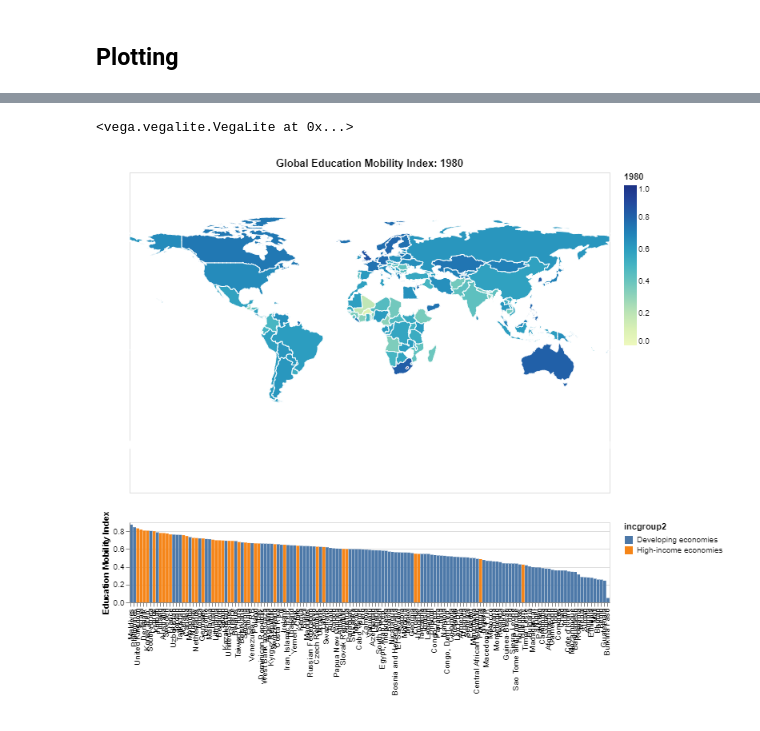
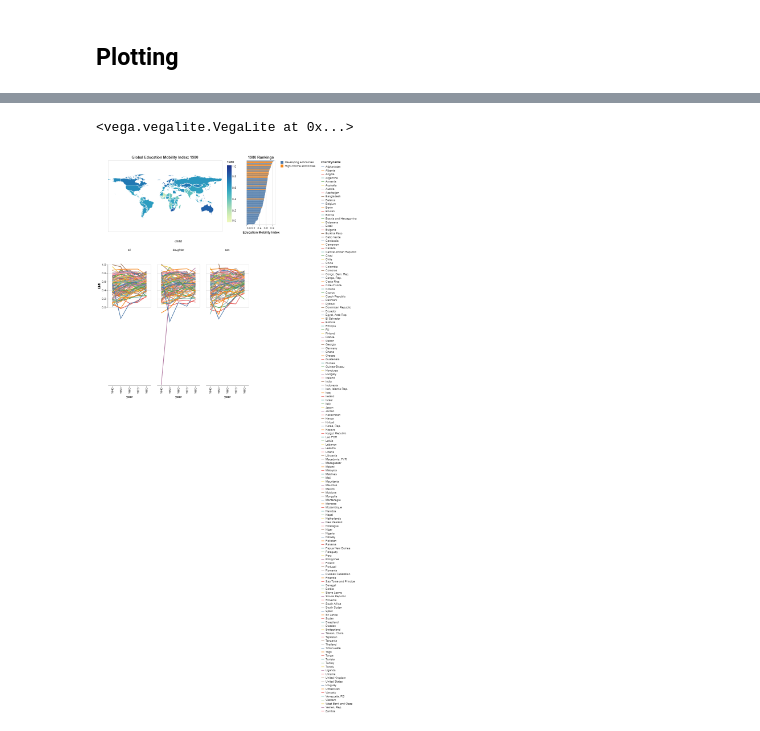
Before and after one commit to UBC-MDS/DSCI_532_L02_Group212_SocialMobilityProject, a Jupyter notebook: src/data_wrangling.ipynb, the cells around one changed output, grey strips where cells are left out. Drawn from its saved outputs; the diff is of its cells as text; code cells hidden in the pictures.

Commit message:
added linked line plots bound to country seelction

```diff
--- a/src/data_wrangling.ipynb
+++ b/src/data_wrangling.ipynb
@@ -338,7 +491,7 @@ def map_and_bar_by_year(year, title):
     """
     quote_yr = str(year)
     selection = alt.selection_multi(fields = ['countryname'], resolve='global')
-
+    #selection2 = alt.selection_interval(bind='scales')
     map_chart = alt.Chart(country_map).mark_geoshape(
         stroke='white',
         fill='lightgray'
@@ -346,14 +499,15 @@ def map_and_bar_by_year(year, title):
         color=alt.condition(selection,
                            alt.Color(quote_yr, type='quantitative',
                                     scale=alt.Scale(domain=[0, 1])),
-                           alt.value('lightgray')),
+                           alt.value('lightgray'),
+                           legend=alt.Legend(title="EMI")),
         tooltip = [
             alt.Tooltip('countryname:N', title="country"),
             alt.Tooltip(f'{year}:Q', title="EMI")
         ]
     ).transform_lookup(
         lookup='id',
-        from_=alt.LookupData(ed_mob_wide_all_final,'country_num', [quote_yr, 'countryname'])
+        from_=alt.LookupData(ed_mob_wide_all_NaN,'country_num', [quote_yr, 'countryname'])
     ).properties(
         width=600
     ).project(
@@ -361,39 +515,62 @@ def map_and_bar_by_year(year, title):
    # ).resolve_scale(
        # color='independent'
     ).properties(title=title,
-                height=400,
-                width=600).add_selection(selection)
+                height=250,
+                width=400).add_selection(selection)#.interactive()
 
     plot_dict = {
         '1940': ed_mob_1940,
         '1950': ed_mob_1950,
         '1960': ed_mob_1960,
         '1970': ed_mob_1970,
         '1980': ed_mob_1980
     }
 
     bar_chart_data = plot_dict[quote_yr]
 
     bar_chart = alt.Chart(bar_chart_data.loc[bar_chart_data['child'] == 'all']).mark_bar().encode(
-        alt.Y(f'{quote_yr}:Q', title="Education Mobility Index"),
-        alt.X('countryname', title='',
+        alt.X(f'{quote_yr}:Q', title="Education Mobility Index"),
+        alt.Y('countryname', axis=None, title='',
         sort=alt.EncodingSortField(field=quote_yr,
                                    order="descending")),
         #color=alt.Color('incgroup2'),
         color=alt.condition(selection,
-                           'incgroup2',
-                           alt.value('lightgray')),
+                            'incgroup2',
+                            alt.value('lightgray'),
+                            legend=alt.Legend(title="")
+),
         tooltip = [
             alt.Tooltip('countryname:N', title="country"),
             alt.Tooltip(f'{quote_yr}:Q', title="EMI")
         ]
-    ).properties(height = 100, width = 600).add_selection(selection)
+    ).properties(title=f'{year} Rankings', height = 225, width = 100).add_selection(selection)
 
-    return map_chart & bar_chart
+
+    line_chart = alt.Chart(ed_mob_df).mark_line().encode(
+        alt.X('year:N'),
+        alt.Y('EMI:Q', scale=alt.Scale(domain=(0,1))),
+        color=alt.condition(selection,
+                    alt.Color('countryname:N'),
+                    alt.value('')),
+        tooltip='EMI:N'
+    ).add_selection(
+        selection
+    ).properties(
+        width = 150,
+        height = 150,
+        title = "",
+    ).facet(
+        column='child:N'
+    )
+
+
+    map_and_bar = (map_chart | bar_chart)
+
+    return map_and_bar & line_chart
 
 year = 1980
 title = f'Global Education Mobility Index: {year}'
 map_and_bar_by_year(year, title)
 # %% [output]
 <vega.vegalite.VegaLite at 0x...>
-[figure, old version]
+[figure, new version]
```
Also changed, not shown: parts of 12 cells of this notebook.
